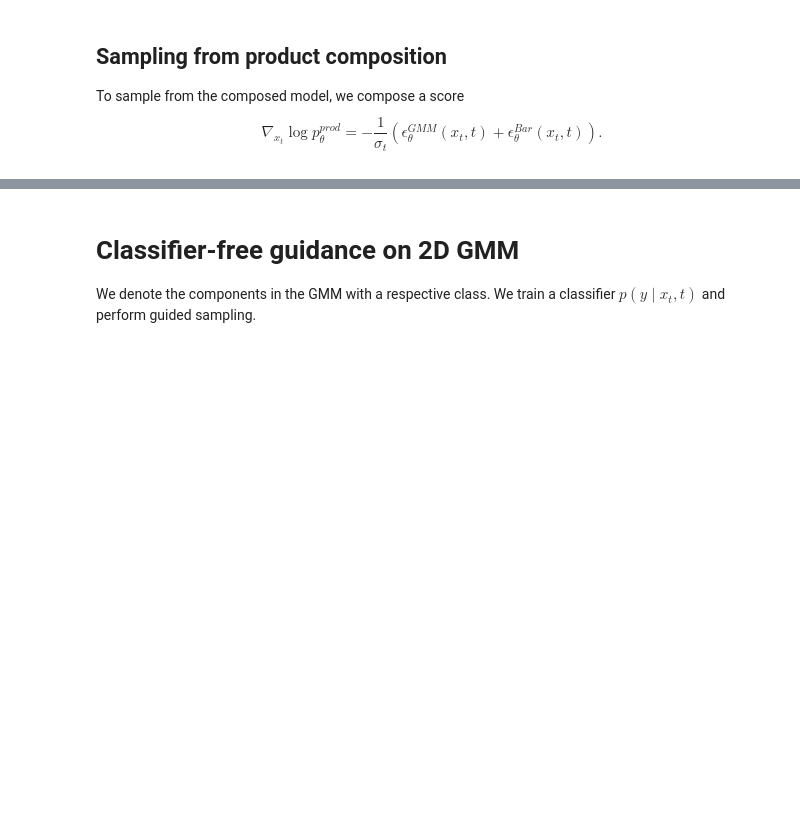
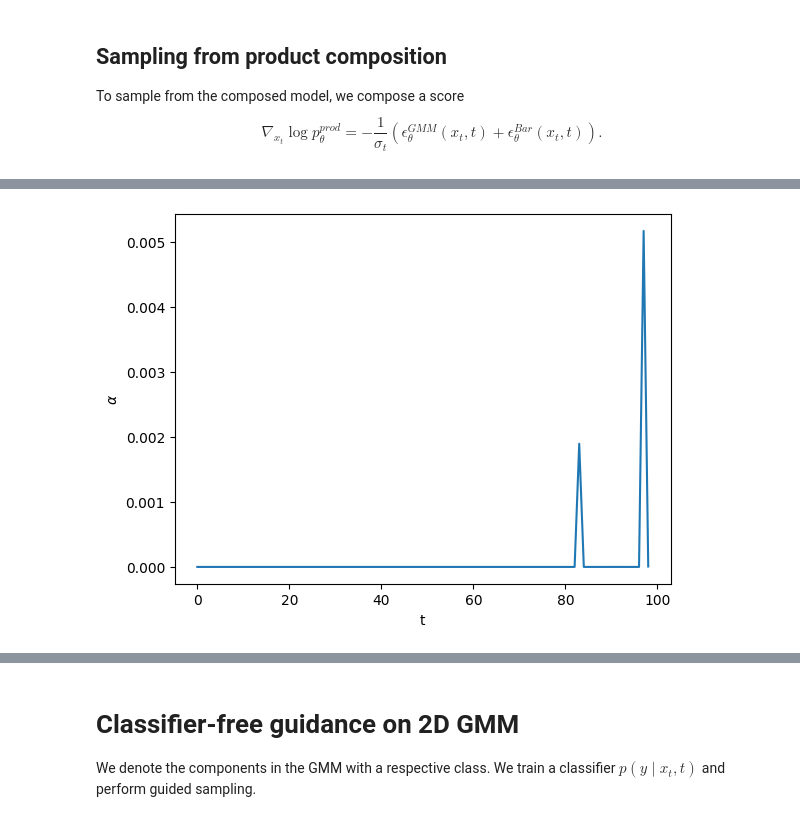
Before and after one commit to jackonelli/mcmc_corr_score_diffusion, a Jupyter notebook: nbs/2d_comp.ipynb, the cells around one changed output, grey strips where cells are left out. Saved outputs shown, nothing was run; the diff lists cells and outputs as text; code cells hidden in the pictures; blank space fills up the shorter version.

```diff
--- a/nbs/2d_comp.ipynb
+++ b/nbs/2d_comp.ipynb
@@ -174 +181,64 @@ ax_hmc.set_title("HMC");
+# %%
+import pickle
+from exp.comp_two_d.utils import SimulationConfig
+def print_setup(dir_):
+    config = SimulationConfig.from_json(dir_ / "config.json")
+    steps = config.mcmc_stepsizes
+    print(f"MCMC:\t\t {config.mcmc_method.upper()}({config.mcmc_steps}), MCMC stop t<={config.mcmc_lower_t if config.mcmc_lower_t is not None else 0}")
+    print(f"Steps:\t\t {steps['beta_schedule']} betas: {steps['params']['factor']}*beta_t^{steps['params']['exponent']}")
+    print(f"Guidance:\t lambda={config.guid_scale}")
+    print(f"Energy:\t\t num trapez={config.n_trapets}")
+    # f"MCMC stop t<={config.mcmc_lower_t}, Method: {config.mcmc_method}({config.mcmc_steps}), lambda={config.guid_scale}, n_trapets: {config.n_trapets}, a={factor}, b={exp}, steps={bs}"
+
+def parse_alphas(alphas, num_mcmc_steps):
+    alphas_t = []
+    count = 0
+    for t, as_ in alphas.items():
+        avg_a = 0.0
+        for as_batch in as_:
+            as_batch[as_batch > 1.0] = 1.0
+            tmp = as_batch[as_batch < 1.0]
+            count += len(tmp[tmp > 0.1])
+            avg_a += as_batch.mean().item()
+        # print(f"t={t}, mean alpha={avg_a / num_mcmc_steps}")
+        alphas_t.append(avg_a / num_mcmc_steps)
+    # print(count)
+    return th.tensor(alphas_t)
+
+
+def parse_accepts(all_accepts, num_mcmc_steps):
+    avg_accept_t = []
+    for t, accs in all_accepts.items():
+        # print(f"t={t}")
+        tau_str = ""
+        tmp = 0.0
+        for tau, acc_batch in enumerate(accs):
+            avg_accept = acc_batch.mean().item()
+            # print(avg_accept)
+            tmp += avg_accept
+            tau_str += f"tau={tau+1}: {avg_accept*100}% "
+        avg_accept_t.append(tmp / num_mcmc_steps)
+        # print(f"\t {tau_str}")
+    return th.tensor(avg_accept_t)
+
+dir_ = Path.cwd().parent / "results/comp_2d/score_la_0/"
+with open(dir_ / f"alphas_.p", "rb") as ff:
+    alphas = pickle.load(ff)
+with open(dir_ / f"energy_diff_.p", "rb") as ff:
+    energy_diff = pickle.load(ff)
+with open(dir_ / f"all_accepts_.p", "rb") as ff:
+    all_accepts = pickle.load(ff)
+
+num_mcmc_steps = len(all_accepts[0])
+avg_alphas_t = parse_alphas(alphas, num_mcmc_steps)
+avg_accept_t = parse_accepts(all_accepts, num_mcmc_steps)
+
+ts = list(all_accepts.keys())
+_, ax_alphas = plt.subplots()
+
+ax_alphas.plot(ts, avg_alphas_t)
+ax_alphas.set_xlabel("t")
+ax_alphas.set_ylabel("$\\alpha$");
+# %% [output]
+[figure, added]
 # %%
```
Also changed, not shown: parts of 12 cells of this notebook, 24 other files.
